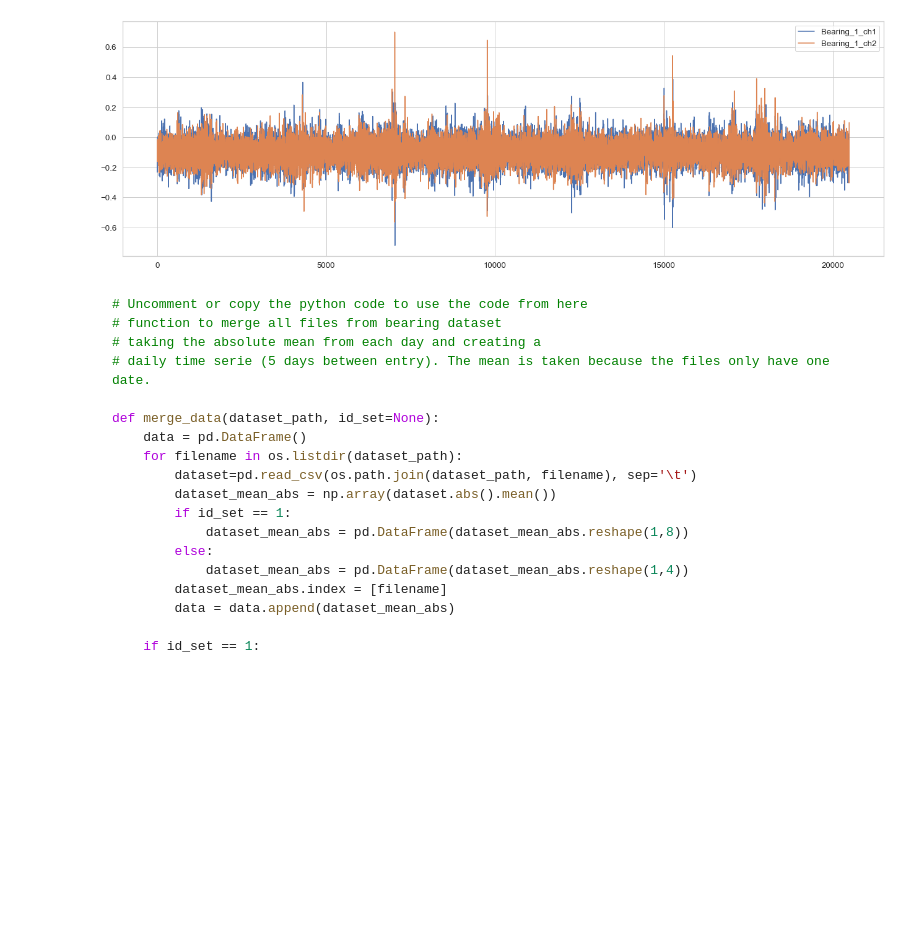
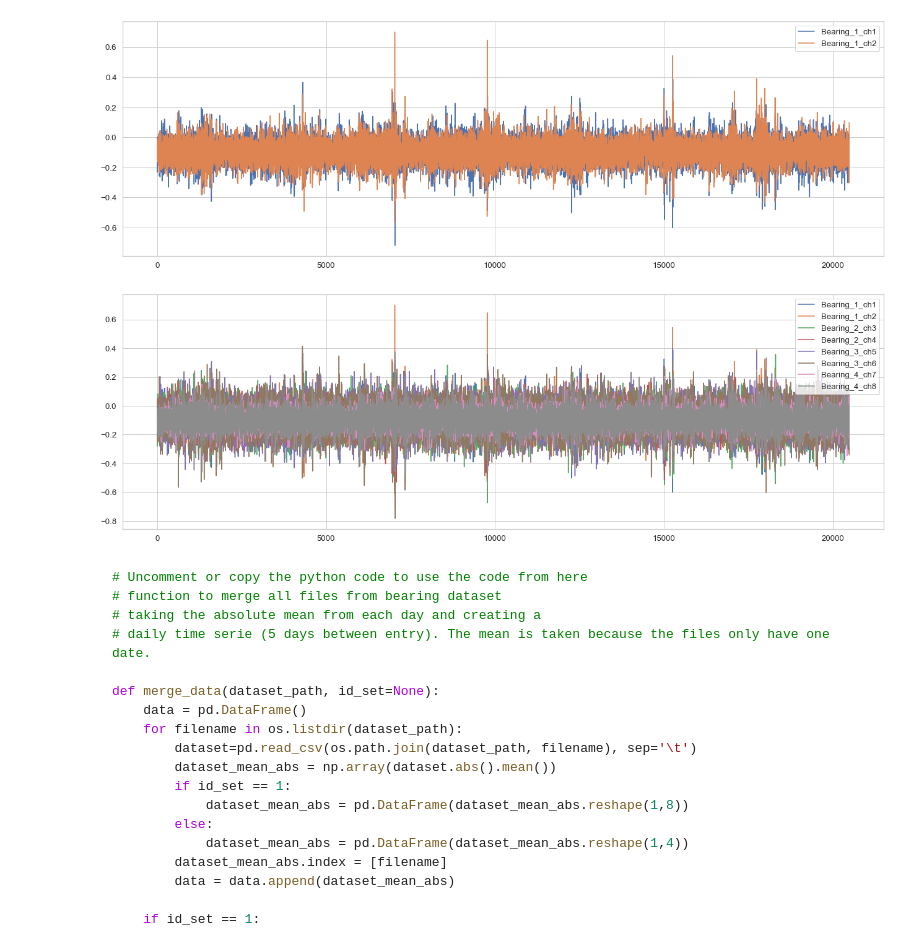
Before and after one commit to Charlie5DH/PredictiveMaintenance-and-Vibration-Resources, a Jupyter notebook: Notebooks/extract_data.ipynb, the cells around one changed output. Drawn from its saved outputs; the diff is of its cells as text; code cells hidden in the pictures; blank space fills up the shorter version.

````diff
--- a/Notebooks/extract_data.ipynb
+++ b/Notebooks/extract_data.ipynb
@@ -82,6 +82,13 @@ dataset[['Bearing_1_ch2']].plot(figsize=(18,6), ax=ax1)
 plt.tight_layout()
 # %% [output]
 [figure]
+# %%
+## Print all data from the day
+fig, ax1 = plt.subplots(1,1, figsize=(16, 5))
+dataset.plot(figsize=(18,6), ax=ax1)
+plt.tight_layout()
+# %% [output]
+[figure, added]
 # %% [markdown]
 ```python
 # Uncomment or copy the python code to use the code from here
````
Also changed, not shown: parts of 1 cell of this notebook.
